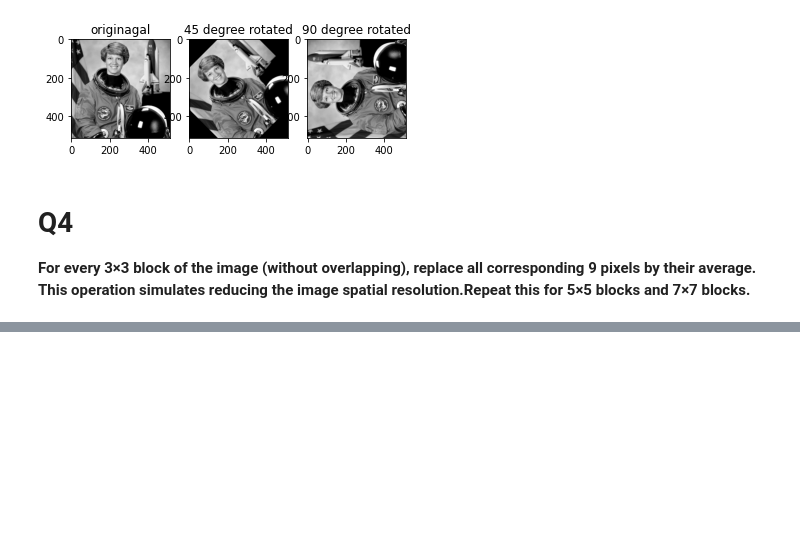
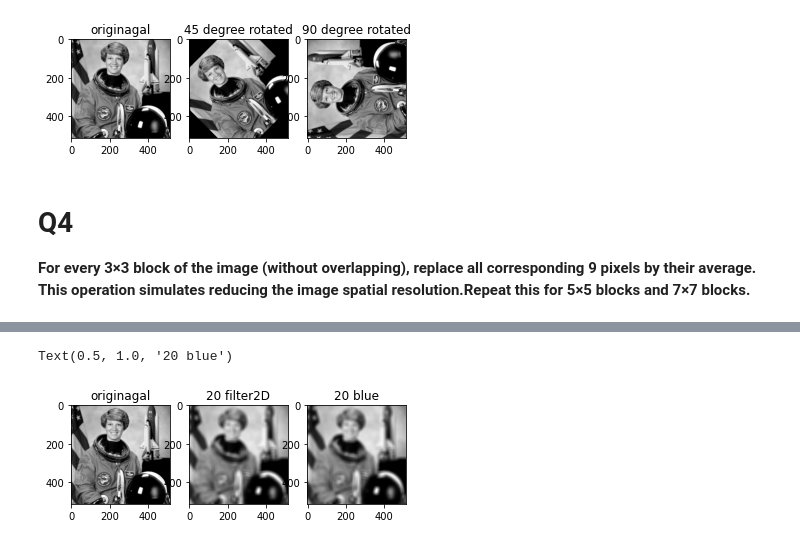
Before and after one commit to samitha093/Image-processing-Assigment1, a Jupyter notebook: Untitled1.ipynb, the cells around one changed output, grey strips where cells are left out. Cells and saved outputs as stored; diff of their text form; code cells hidden in the pictures; blank space fills up the shorter version.

```diff
--- a/Untitled1.ipynb
+++ b/Untitled1.ipynb
@@ -81,22 +81,31 @@ Text(0.5, 1.0, '2 level image')
 # **Q2**
 **Load an image and then perform a simple spatial 3x3 average of image pixels. Repeat the process for a 10x10 neighborhood and again for a 20x20 neighborhood.**
 # %%
-image3k = cv2.blur(gray_image_8bit,(3,3))
-image10k = cv2.blur(gray_image_8bit,(10,10))
-image20k = cv2.blur(gray_image_8bit,(20,20))
+# 3x3 neighborhood
+kernel = np.ones((3,3), np.float32)/9
+img_3x3 = cv2.filter2D(gray_image_8bit, -1, kernel)
 
+# 10x10 neighborhood
+kernel = np.ones((10,10), np.float32)/100
+img_10x10 = cv2.filter2D(gray_image_8bit, -1, kernel)
+
+# 20x20 neighborhood
+kernel = np.ones((20,20), np.float32)/400
+img_20x20 = cv2.filter2D(gray_image_8bit, -1, kernel)
+
+#plot images
 f,arr = plt.subplots(1,4)
 
 arr[0].imshow(gray_image_8bit)
 arr[0].set_title('originagal')
 
-arr[1].imshow(image3k)
+arr[1].imshow(img_3x3)
 arr[1].set_title('3 kernal image')
 
-arr[2].imshow(image10k)
+arr[2].imshow(img_10x10)
 arr[2].set_title('10 kernal image')
 
-arr[3].imshow(image20k)
+arr[3].imshow(img_20x20)
 arr[3].set_title('20 kernal image')
 # %% [output]
 Text(0.5, 1.0, '20 kernal image')
@@ -132,0 +169,17 @@ Text(0.5, 1.0, '90 degree rotated')
+# %%
+# 20x20 block
+img_20x20nn = cv2.blur(gray_image_8bit, (20, 20))
+
+#plote images
+f,arr = plt.subplots(1,3)
+arr[0].imshow(gray_image_8bit)
+arr[0].set_title('originagal')
+
+arr[1].imshow(img_20x20)
+arr[1].set_title('20 filter2D')
+
+arr[2].imshow(img_20x20nn)
+arr[2].set_title('20 blue')
+# %% [output]
+Text(0.5, 1.0, '20 blue')
+[figure, added]
```
Also changed, not shown: parts of 1 cell of this notebook.
